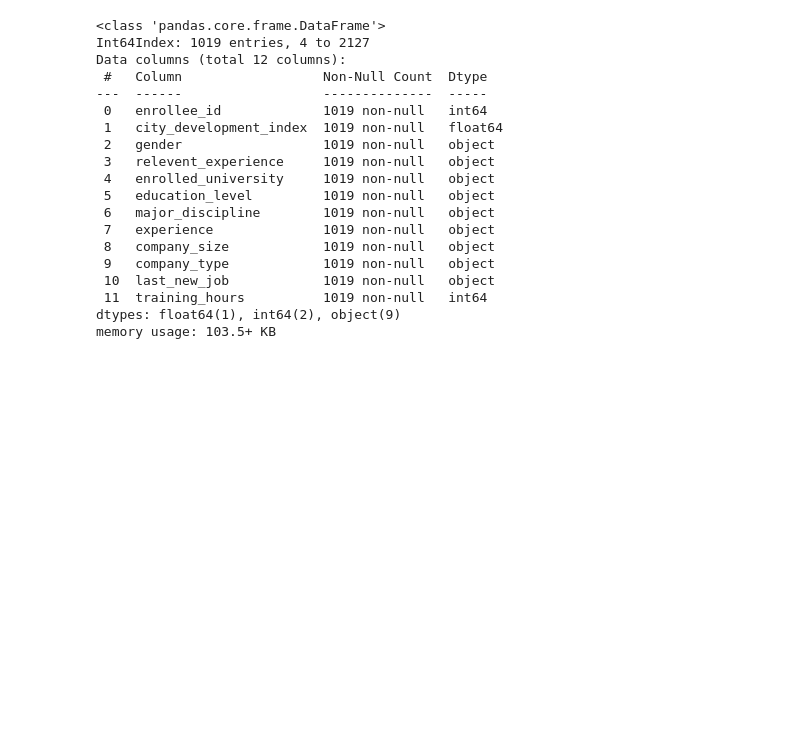
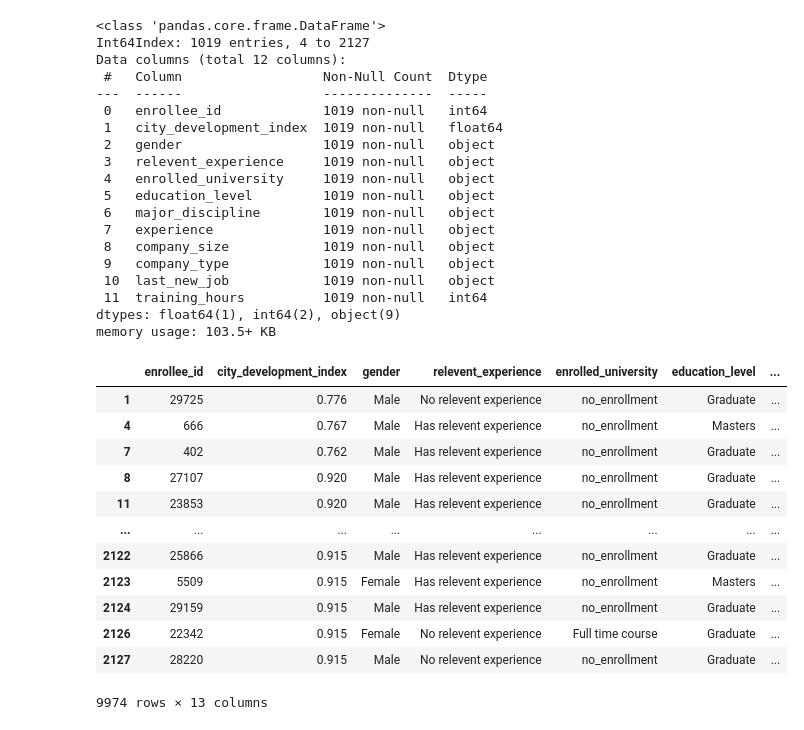
Before and after one commit to MichFig/Data-Science-Job-Search, a Jupyter notebook: DataJob.ipynb, the cells around one changed output. Cells and saved outputs as stored; diff of their text form; code cells hidden in the pictures; blank space fills up the shorter version.

```diff
--- a/DataJob.ipynb
+++ b/DataJob.ipynb
@@ -255,3 +255,19 @@ dtypes: float64(1), int64(2), object(9)
 memory usage: 103.5+ KB
 # %%
 # Merge dataframes
+dsjs_df = pd.concat([training_df, testing_df],0)
+dsjs_df
+# %% [output]
+|  | enrollee_id | city_development_index | gender | relevent_experience | enrolled_university | education_level | ... |
+| 1 | 29725 | 0.776 | Male | No relevent experience | no_enrollment | Graduate | ... |
+| 4 | 666 | 0.767 | Male | Has relevent experience | no_enrollment | Masters | ... |
+| 7 | 402 | 0.762 | Male | Has relevent experience | no_enrollment | Graduate | ... |
+| 8 | 27107 | 0.920 | Male | Has relevent experience | no_enrollment | Graduate | ... |
+| 11 | 23853 | 0.920 | Male | Has relevent experience | no_enrollment | Graduate | ... |
+| ... | ... | ... | ... | ... | ... | ... | ... |
+| 2122 | 25866 | 0.915 | Male | Has relevent experience | no_enrollment | Graduate | ... |
+| 2123 | 5509 | 0.915 | Female | Has relevent experience | no_enrollment | Masters | ... |
+| 2124 | 29159 | 0.915 | Male | Has relevent experience | no_enrollment | Graduate | ... |
+| 2126 | 22342 | 0.915 | Female | No relevent experience | Full time course | Graduate | ... |
+| 2127 | 28220 | 0.915 | Male | No relevent experience | no_enrollment | Graduate | ... |
+9974 rows × 13 columns
```
Also changed, not shown: parts of 1 cell of this notebook, 1 other file.
